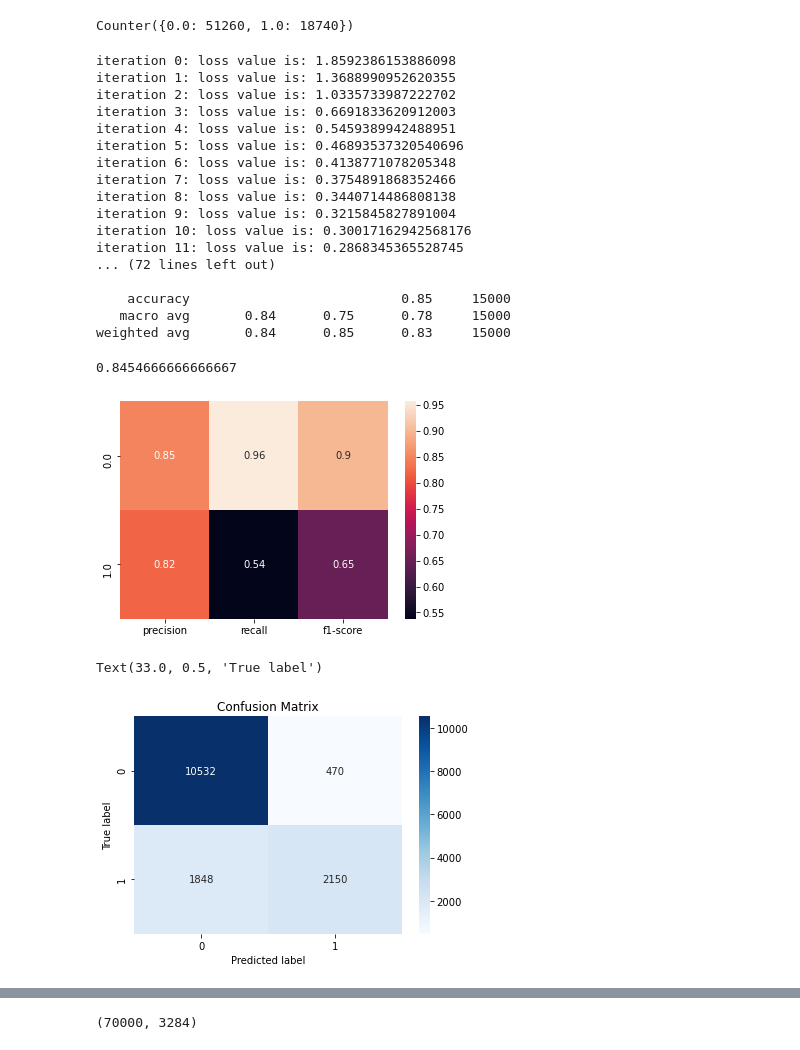
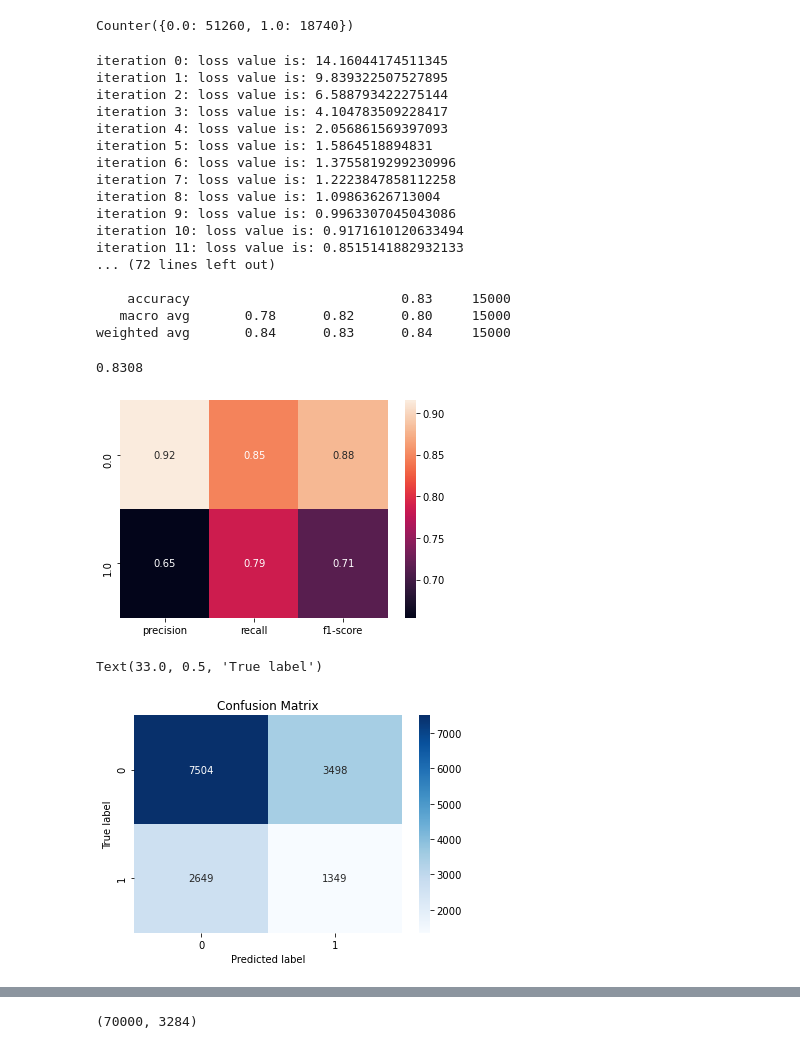
Before and after one commit to YD5463/CyberbullyingDetector, a Jupyter notebook: Notebooks/logistic.ipynb, the cells around one changed output, grey strips where cells are left out. Drawn from its saved outputs; the diff is of its cells as text; code cells hidden in the pictures.

```diff
--- a/Notebooks/logistic.ipynb
+++ b/Notebooks/logistic.ipynb
@@ -34,14 +30,13 @@ def save_loss(data: list, filename: str):
 
 
 class LogisticRegression:
-    def __init__(self, X_train: np.ndarray, y_train: np.ndarray,x_test: np.ndarray,y_test:np.ndarray,x_validation:np.ndarray, y_validation: np.ndarray, epoch=1000, learning_rate=0.0001, batch_size=200):
+    def __init__(self, X_train: np.ndarray, y_train: np.ndarray, x_validation:np.ndarray, y_validation: np.ndarray, epoch=1000, learning_rate=0.0001, batch_size=200):
         """
         weighted logistic regression using cross entropy loss function
         :param num_iter:
         :param batch_size: -1 means all
         """
         self.losses = []
-        self.test_loss = []
         self.valid_loss = []
         self.sess = tf.Session()
         features = X_train.shape[1]
@@ -53,8 +48,8 @@ class LogisticRegression:
         w1_weight = (y_train == 1).sum()    # for imbalance data
         w0_weight = (y_train == 0).sum()
         # pos_weight multiple the 1 label => targets * -log(sigmoid(logits)) * pos_weight
-        loss = tf.reduce_mean(tf.nn.sigmoid_cross_entropy_with_logits(labels= y_train_variable,
-            logits= tf.cast(self.y, tf.float64))) #, pos_weight=tf.constant((w1_weight+w0_weight)/w1_weight, tf.float64)))
+        loss = tf.reduce_mean(tf.nn.weighted_cross_entropy_with_logits(labels= y_train_variable,
+            logits= tf.cast(self.y, tf.float64), pos_weight=tf.constant((w1_weight+w0_weight)/w1_weight, tf.float64)))
         update = tf.train.GradientDescentOptimizer(learning_rate).minimize(loss)
         self.sess.run(tf.global_variables_initializer())
         rows_num = X_train.shape[0]
@@ -65,14 +60,11 @@ class LogisticRegression:
                 Y_batch = Y_batch.reshape((Y_batch.size, 1))
                 self.sess.run(update, feed_dict={self.x: X_batch, y_train_variable: Y_batch})
             loss_value = self.sess.run(loss, feed_dict={self.x: X_batch, y_train_variable: Y_batch})
-            loss_value_test = self.sess.run(loss, feed_dict={self.x:x_test, y_train_variable: y_test.reshape(y_test.size,1)})
             loss_value_validation = self.sess.run(loss, feed_dict={self.x:x_validation, y_train_variable: y_validation.reshape(y_validation.size,1)})
             print(f"iteration {i}: loss value is: {loss_value}")
             self.losses.append(loss_value)
-            self.test_loss.append(loss_value_test)
             self.valid_loss.append(loss_value_validation)
         save_loss(self.losses, filename="train_error.txt")
-        save_loss(self.test_loss, filename="test_error.txt")
         save_loss(self.valid_loss, filename="validation_error.txt")
 
     def predict(self, X_test, thr=0.4):
@@ -294,36 +282,39 @@ from collections import Counter
 print(Counter(y_train))
 # %% [output]
 Counter({0.0: 51260, 1.0: 18740})
+# %%
+fx_train = np.concatenate((x_train,x_validation),axis=0)
+fy_train = np.concatenate((y_train, y_validation), axis=0)
 # %%
 import seaborn as sns
-logistic = LogisticRegression(x_train,y_train.values,x_test,y_test.values,x_validation, y_validation.values,epoch=80,learning_rate=0.01,batch_size=50)
-predictions = logistic.predict(x_validation)
-print(classification_report(y_validation, predictions))
+logistic = LogisticRegression(fx_train,fy_train, x_validation, y_validation.values,epoch=80,learning_rate=0.01,batch_size=100)
+predictions = logistic.predict(x_test)
+print(classification_report(y_test, predictions))
 # %% [output]
-iteration 0: loss value is: 1.8592386153886098
-iteration 1: loss value is: 1.3688990952620355
-iteration 2: loss value is: 1.0335733987222702
-iteration 3: loss value is: 0.6691833620912003
-iteration 4: loss value is: 0.5459389942488951
-iteration 5: loss value is: 0.46893537320540696
-iteration 6: loss value is: 0.4138771078205348
-iteration 7: loss value is: 0.3754891868352466
-iteration 8: loss value is: 0.3440714486808138
-iteration 9: loss value is: 0.3215845827891004
-iteration 10: loss value is: 0.30017162942568176
-iteration 11: loss value is: 0.2868345365528745
+iteration 0: loss value is: 14.16044174511345
+iteration 1: loss value is: 9.839322507527895
+iteration 2: loss value is: 6.588793422275144
+iteration 3: loss value is: 4.104783509228417
+iteration 4: loss value is: 2.056861569397093
+iteration 5: loss value is: 1.5864518894831
+iteration 6: loss value is: 1.3755819299230996
+iteration 7: loss value is: 1.2223847858112258
+iteration 8: loss value is: 1.09863626713004
+iteration 9: loss value is: 0.9963307045043086
+iteration 10: loss value is: 0.9171610120633494
+iteration 11: loss value is: 0.8515141882932133
 ... (72 lines left out)
 
-    accuracy                           0.85     15000
-   macro avg       0.84      0.75      0.78     15000
-weighted avg       0.84      0.85      0.83     15000
+    accuracy                           0.83     15000
+   macro avg       0.78      0.82      0.80     15000
+weighted avg       0.84      0.83      0.84     15000
 # %%
-clf_report = classification_report(y_validation, predictions, output_dict=True)
+clf_report = classification_report(y_test, predictions, output_dict=True)
 sns.heatmap(pd.DataFrame(clf_report).iloc[:-1, :-3].T, annot=True)
 clf_report["accuracy"]
 # %% [output]
-0.8454666666666667
+0.8308
-[figure, old version]
+[figure, new version]
 # %%
 from sklearn.metrics import confusion_matrix
 cc = confusion_matrix(y_validation, predictions, labels=[0, 1])
@@ -333,7 +324,7 @@ plt.title("Confusion Matrix")
 plt.ylabel("True label")
 # %% [output]
 Text(33.0, 0.5, 'True label')
-[figure, old version]
+[figure, new version]
 # %%
 import matplotlib.pyplot as plt
 fig = plt.figure()
```
Also changed, not shown: parts of 3 cells of this notebook, 3 other files.
